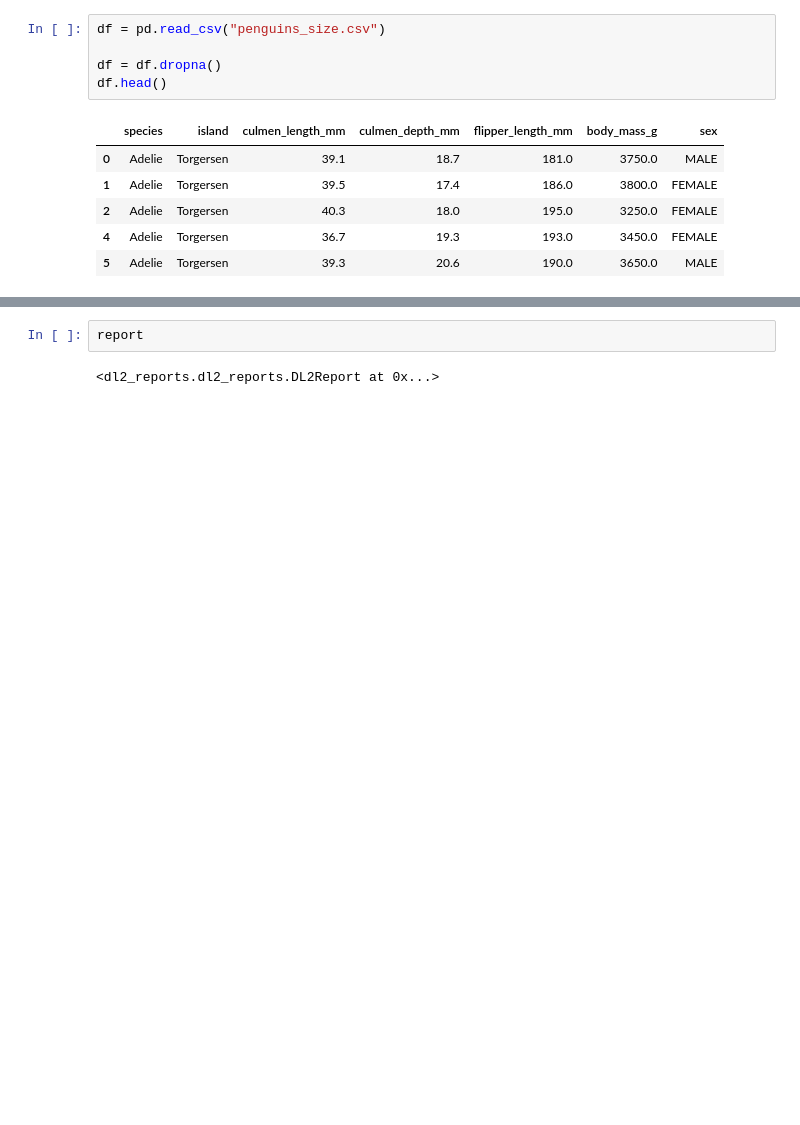
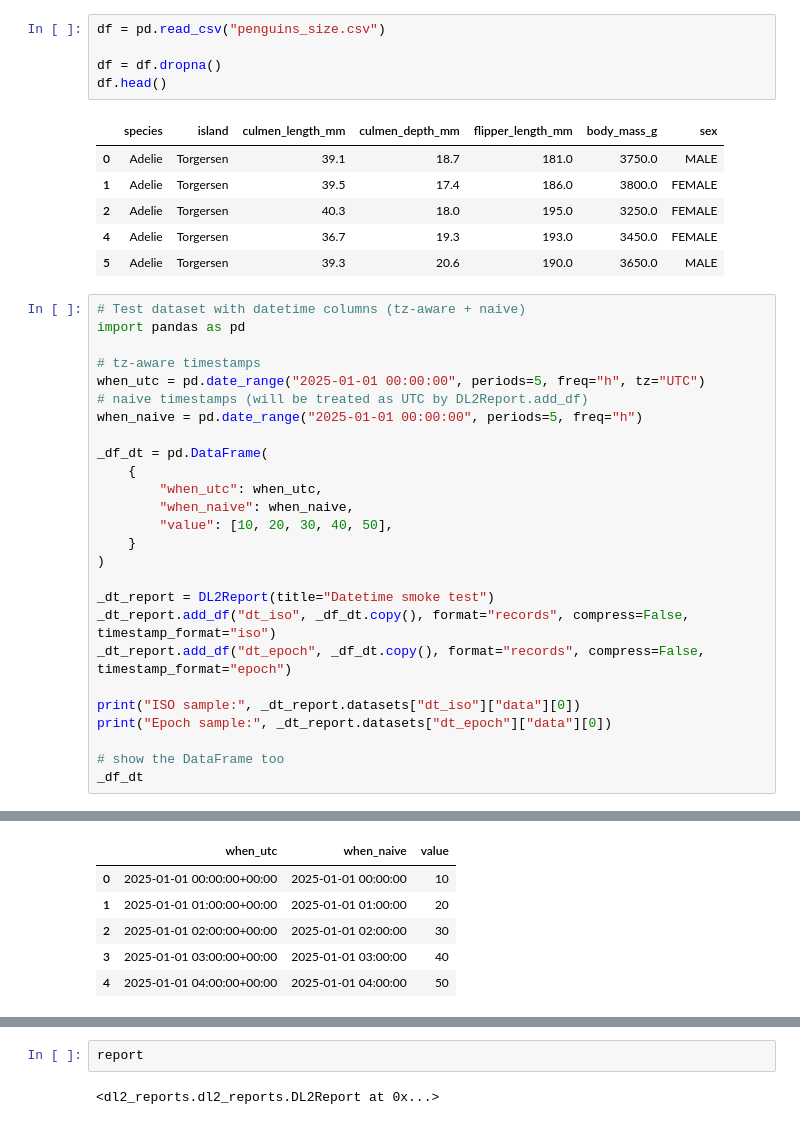
Before and after one commit to kameronbrooks/datalys2-reporting-python-api, a Jupyter notebook: examples/penguins.ipynb, the cells around one changed output, grey strips where cells are left out. Drawn from its saved outputs; the diff is of its cells as text; blank space fills up the shorter version.

Commit message:
- added datetime support - version 0.2.1

```diff
--- a/examples/penguins.ipynb
+++ b/examples/penguins.ipynb
@@ -23,3 +23,30 @@ df.head()
 | 2 | Adelie | Torgersen | 40.3 | 18.0 | 195.0 | 3250.0 | FEMALE |
 | 4 | Adelie | Torgersen | 36.7 | 19.3 | 193.0 | 3450.0 | FEMALE |
 | 5 | Adelie | Torgersen | 39.3 | 20.6 | 190.0 | 3650.0 | MALE |
+# %%
+# Test dataset with datetime columns (tz-aware + naive)
+import pandas as pd
+
+# tz-aware timestamps
+when_utc = pd.date_range("2025-01-01 00:00:00", periods=5, freq="h", tz="UTC")
+# naive timestamps (will be treated as UTC by DL2Report.add_df)
+when_naive = pd.date_range("2025-01-01 00:00:00", periods=5, freq="h")
+
+_df_dt = pd.DataFrame(
+    {
+        "when_utc": when_utc,
+        "when_naive": when_naive,
+        "value": [10, 20, 30, 40, 50],
+    }
+)
+
+_dt_report = DL2Report(title="Datetime smoke test")
+_dt_report.add_df("dt_iso", _df_dt.copy(), format="records", compress=False, timestamp_format="iso")
+_dt_report.add_df("dt_epoch", _df_dt.copy(), format="records", compress=False, timestamp_format="epoch")
+
+print("ISO sample:", _dt_report.datasets["dt_iso"]["data"][0])
+print("Epoch sample:", _dt_report.datasets["dt_epoch"]["data"][0])
+
+# show the DataFrame too
+_df_dt
+# %% [output]
@@ -25,0 +55,6 @@ df.head()
+|  | when_utc | when_naive | value |
+| 0 | 2025-01-01 00:00:00+00:00 | 2025-01-01 00:00:00 | 10 |
+| 1 | 2025-01-01 01:00:00+00:00 | 2025-01-01 01:00:00 | 20 |
+| 2 | 2025-01-01 02:00:00+00:00 | 2025-01-01 02:00:00 | 30 |
+| 3 | 2025-01-01 03:00:00+00:00 | 2025-01-01 03:00:00 | 40 |
+| 4 | 2025-01-01 04:00:00+00:00 | 2025-01-01 04:00:00 | 50 |
```
Also changed, not shown: parts of 3 cells of this notebook, 4 other files.
